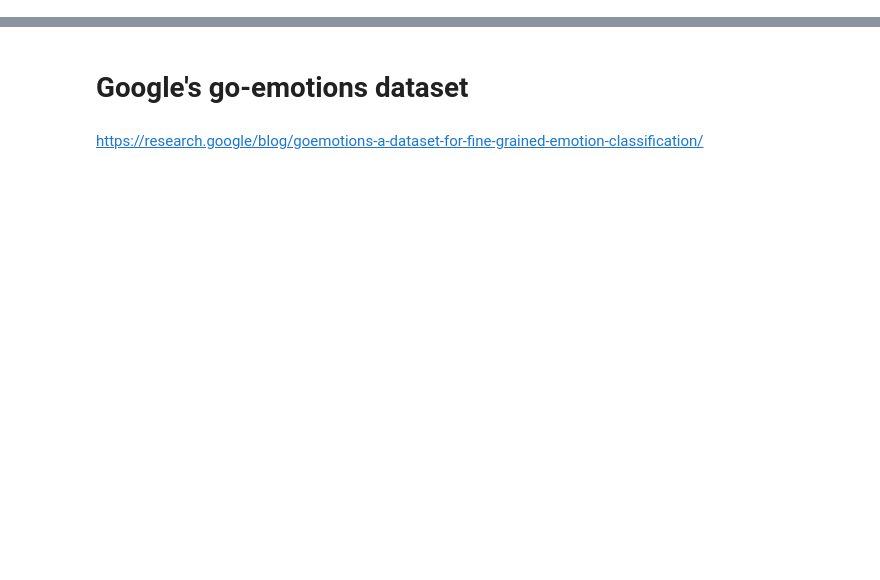
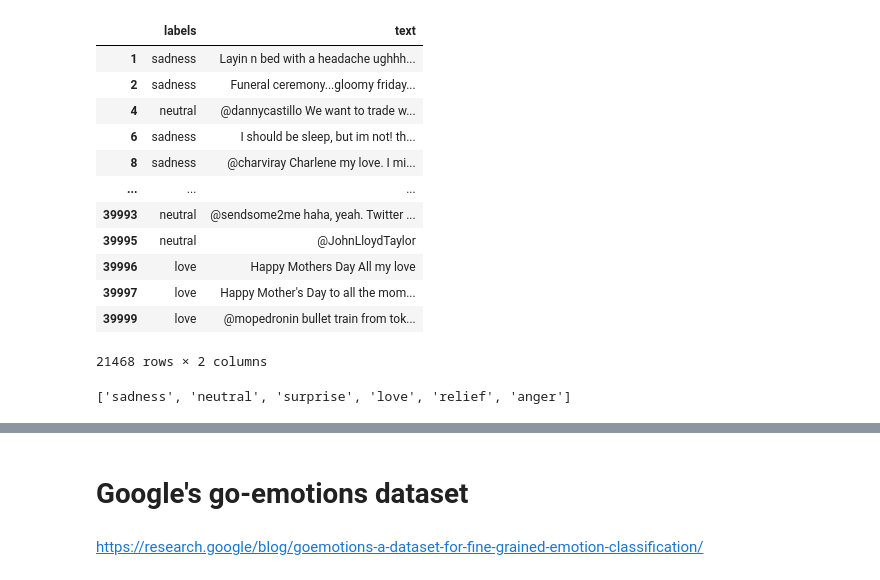
Before and after one commit to skcode0/saai, a Jupyter notebook: data_clean.ipynb, the cells around one changed output, grey strips where cells are left out. Cells and saved outputs as stored; diff of their text form; code cells hidden in the pictures; blank space fills up the shorter version.

```diff
--- a/data_clean.ipynb
+++ b/data_clean.ipynb
@@ -24,0 +19,3 @@ df[df["text"].str.contains(substring, case=False, na=False)]
+# %%
+goEmotions = load_dataset("google-research-datasets/go_emotions")
+goEmotions
@@ -24,0 +49,11 @@ df[df["text"].str.contains(substring, case=False, na=False)]
+# %%
+go_id2label = {}
+go_label2id = {}
+go_labels = goEmotions['train'].features['labels'].feature.names
+num_go_labels = len(go_labels)
+
+for idx, label in enumerate(go_labels):
+    go_id2label[idx] = label
+    go_label2id[label] = idx
+
+go_id2label, go_label2id
@@ -24,0 +311,23 @@ df[df["text"].str.contains(substring, case=False, na=False)]
+# %%
+# get emotions only in goemotions dataset (disregard others)
+pash_redu = pash[pash["labels"].isin(go_labels)]
+pash_redu
+# %% [output]
+|  | labels | text |
+| 1 | sadness | Layin n bed with a headache ughhh... |
+| 2 | sadness | Funeral ceremony...gloomy friday... |
+| 4 | neutral | @dannycastillo We want to trade w... |
+| 6 | sadness | I should be sleep, but im not! th... |
+| 8 | sadness | @charviray Charlene my love. I mi... |
+| ... | ... | ... |
+| 39993 | neutral | @sendsome2me haha, yeah. Twitter ... |
+| 39995 | neutral | @JohnLloydTaylor |
+| 39996 | love | Happy Mothers Day All my love |
+| 39997 | love | Happy Mother's Day to all the mom... |
+| 39999 | love | @mopedronin bullet train from tok... |
+21468 rows × 2 columns
+# %%
+pash_redu_labels = pash_redu['labels'].unique().tolist()
+pash_redu_labels
+# %% [output]
+['sadness', 'neutral', 'surprise', 'love', 'relief', 'anger']
```
Also changed, not shown: parts of 46 cells of this notebook, 12 other files.
